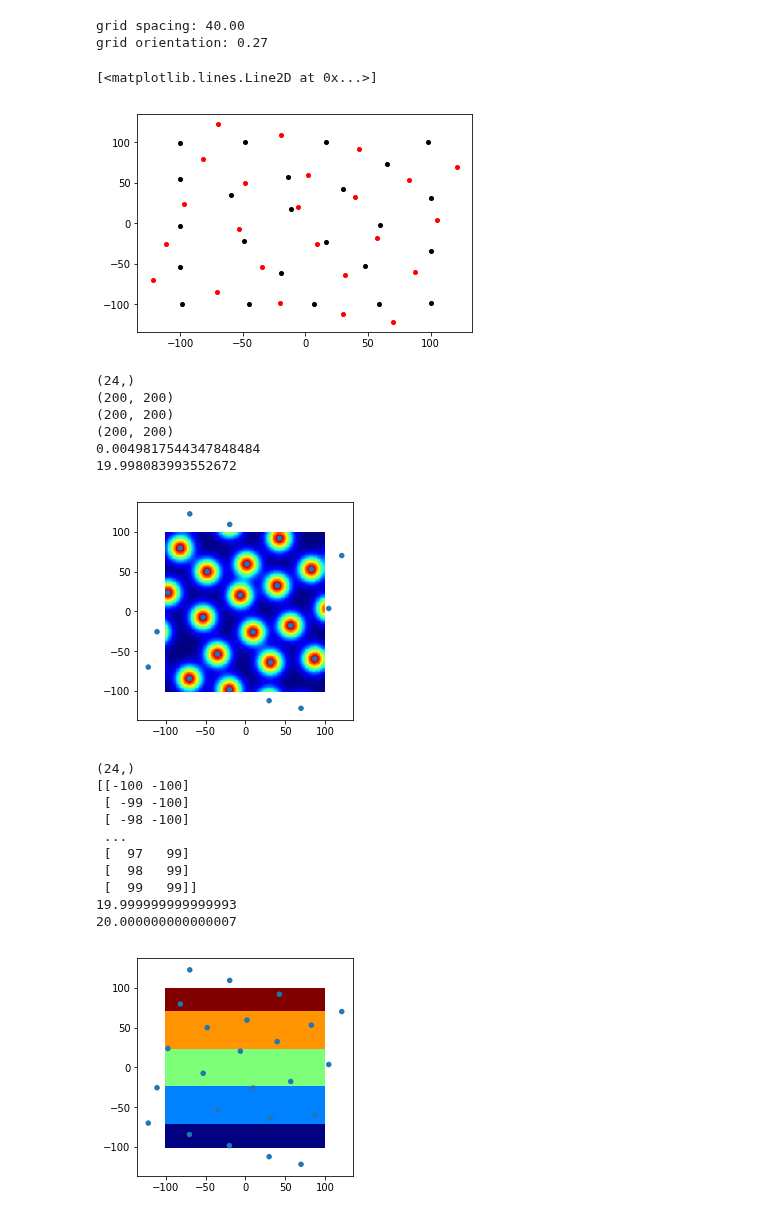
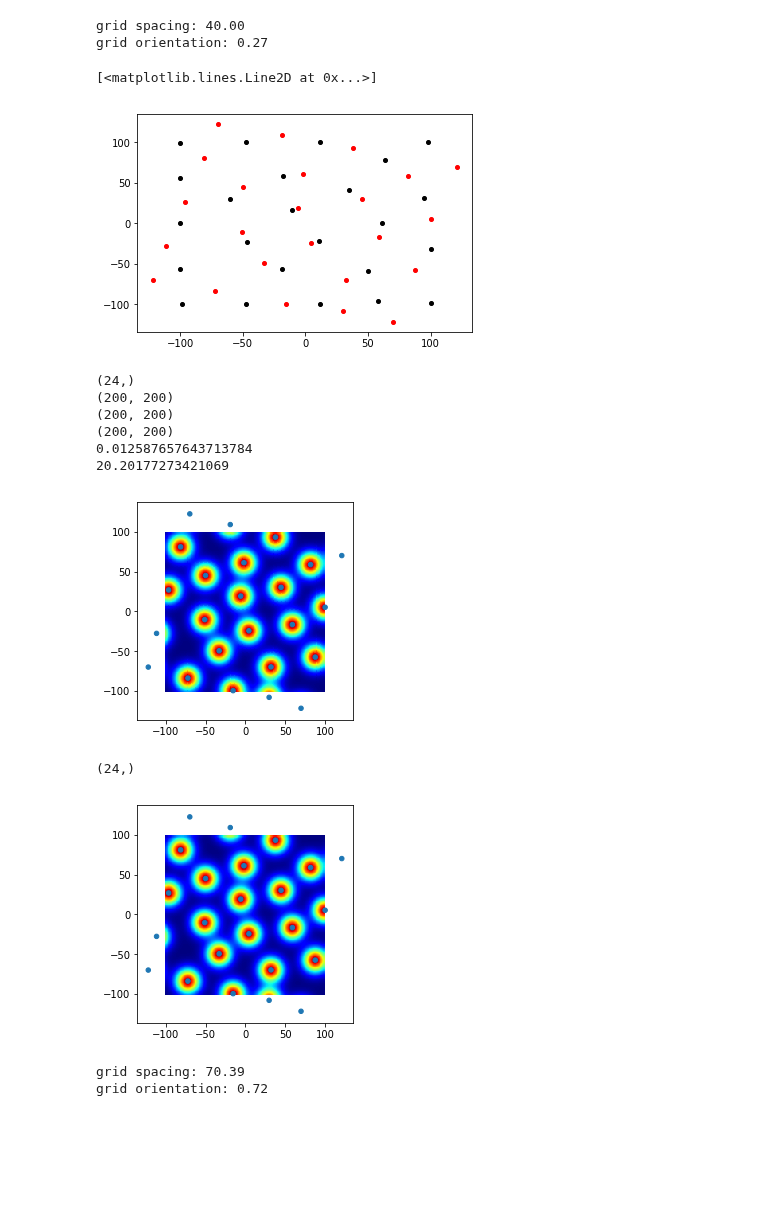
Before and after one commit to soltesz-lab/dentate, a Jupyter notebook: notebooks/Grid Cell Ratemap.ipynb, the cells around one changed output. Saved outputs shown, nothing was run; the diff lists cells and outputs as text; code cells hidden in the pictures; blank space fills up the shorter version.

Commit message:
added more examples to grid cell notebook

```diff
--- a/notebooks/Grid Cell Ratemap.ipynb
+++ b/notebooks/Grid Cell Ratemap.ipynb
@@ -47,4 +43,5 @@ nodes, groups, _ = poisson_disc_nodes(float(grid_spacing), (vert, smp))
 # %%
+nodes, groups, _ = poisson_disc_nodes(float(grid_spacing), (vert, smp), iterations=25, snap_delta=0.1)
 
 rot = rotate2d(-grid_orientation)
 rnodes = np.dot(rot, nodes.T).T
@@ -54,14 +51,14 @@ ax.plot(nodes[:, 0], nodes[:, 1], 'ko', markersize=4)
 ax.plot(rnodes[:, 0], rnodes[:, 1], 'ro', markersize=4)
 # %% [output]
 [<matplotlib.lines.Line2D at 0x...>]
-[figure, old version]
+[figure, new version]
 # %%
 
 x_obs = rnodes
 u_obs = peak_rate * np.ones(len(x_obs))
 print u_obs.shape
 
-ip2  = Rbf(x_obs[:,0], x_obs[:,1], u_obs, function='gaussian', epsilon=grid_spacing/2.71828)
+ip2  = Rbf(x_obs[:,0], x_obs[:,1], u_obs, function='gaussian', smooth=(-0.1)**2, epsilon=grid_spacing/2.71828)
 
 arena_x = np.arange(-100, 100, 1)
 arena_y = np.arange(-100, 100, 1)
@@ -82,38 +79,41 @@ ax.set_aspect('equal')
 (200, 200)
 (200, 200)
 (200, 200)
-0.0049817544347848484
-19.998083993552672
+0.012587657643713784
+20.20177273421069
-[figure, old version]
+[figure, new version]
 # %%
 x_obs = rnodes
 u_obs = peak_rate * np.ones(len(x_obs))
 print u_obs.shape
 
-ip1  = RBFInterpolant(x_obs, u_obs, sigma=0.1, phi='exp')
+from rbf.basis import *
+r = get_r()
+eps = get_eps()
+ga_expr = sympy.exp(-(r/eps)**2)
+ga = RBF(ga_expr)
+
+ip1  = RBFInterpolant(x_obs, u_obs, sigma=0.1, phi=ga, eps=grid_spacing/2.71828, order=-1)
 
 arena_x = np.arange(-100, 100, 1)
 arena_y = np.arange(-100, 100, 1)
 
 xx, yy = np.meshgrid(arena_x, arena_y)
 coords = np.column_stack((xx.ravel(), yy.ravel()))
-print coords
 zz1 = ip1(coords)
-print np.min(zz1)
-print np.max(zz1)
+
 plt.pcolor(xx, yy, zz1.reshape(xx.shape), cmap=cm.jet)
 plt.scatter(x_obs[:,0], x_obs[:,1], u_obs, cmap=cm.jet)
 ax = plt.gca()
 ax.set_aspect('equal')
 # %% [output]
 (24,)
-[[-100 -100]
- [ -99 -100]
- [ -98 -100]
- ...
- [  97   99]
- [  98   99]
- [  99   99]]
-19.999999999999993
-20.000000000000007
-[figure, old version]
+[figure, new version]
+# %%
+grid_spacing     = module_grid_spacing[2]
+grid_orientation = module_grid_orientation[2]
+print('grid spacing: %.02f' % grid_spacing)
+print('grid orientation: %.02f' % grid_orientation)
+# %% [output]
+grid spacing: 70.39
+grid orientation: 0.72
```
Also changed, not shown: parts of 5 cells of this notebook.
